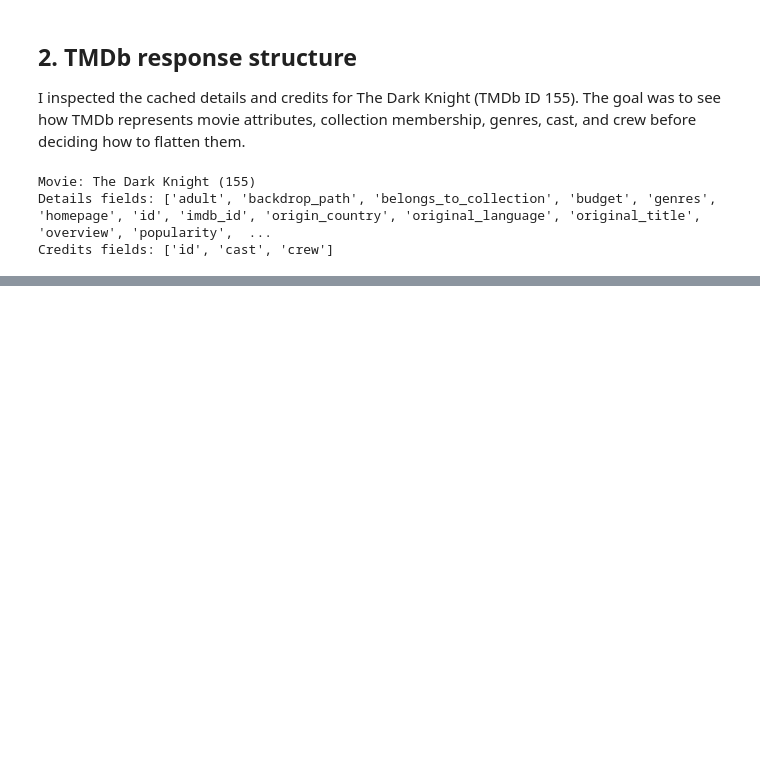
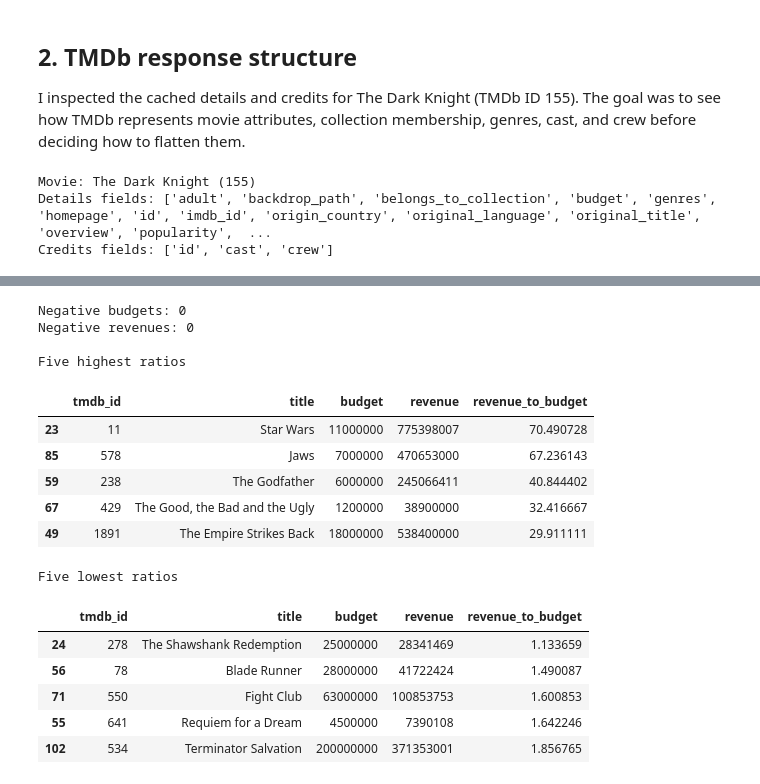
Before and after one commit to paulbletcher/lab2, a Jupyter notebook: data profile/tmdb_data_profile.ipynb, the cells around one changed output, grey strips where cells are left out. Saved outputs shown, nothing was run; the diff lists cells and outputs as text; code cells hidden in the pictures; blank space fills up the shorter version.

Commit message:
compute franchise ratios

```diff
--- a/data profile/tmdb_data_profile.ipynb
+++ b/data profile/tmdb_data_profile.ipynb
@@ -120,0 +246,24 @@ print("Directors:", [person["name"] for person in directors])
+# %%
+budget = pd.to_numeric(movies["budget"], errors="coerce")
+revenue = pd.to_numeric(movies["revenue"], errors="coerce")
+release_date = pd.to_datetime(
+    movies["release_date"], format="%Y-%m-%d", errors="coerce"
+)
+
+checks = pd.DataFrame({
+    "Budget missing or non-numeric": budget.isna(),
+    "Budget is zero": budget.eq(0),
+    "Revenue missing or non-numeric": revenue.isna(),
+    "Revenue is zero": revenue.eq(0),
+    "Release date missing or invalid": release_date.isna(),
+})
+
+display(checks.sum().rename("movies_affected").to_frame())
+
+affected = checks.any(axis=1)
+print(f"Distinct movies affected: {affected.sum()}")
+display(
+    movies.loc[
+        affected, ["tmdb_id", "title", "release_date", "budget", "revenue"]
+    ].join(checks.loc[affected])
+)
@@ -120,0 +286,33 @@ print("Directors:", [person["name"] for person in directors])
+# %%
+print(f"Negative budgets: {budget.lt(0).sum()}")
+print(f"Negative revenues: {revenue.lt(0).sum()}")
+
+positive_amounts = budget.gt(0) & revenue.gt(0)
+ratios = movies.loc[positive_amounts, ["tmdb_id", "title"]].copy()
+ratios["budget"] = budget.loc[positive_amounts]
+ratios["revenue"] = revenue.loc[positive_amounts]
+ratios["revenue_to_budget"] = ratios["revenue"] / ratios["budget"]
+
+print("\nFive highest ratios")
+display(ratios.nlargest(5, "revenue_to_budget"))
+
+print("\nFive lowest ratios")
+display(ratios.nsmallest(5, "revenue_to_budget"))
+# %% [output]
+Negative budgets: 0
+Negative revenues: 0
+
+Five highest ratios
+|  | tmdb_id | title | budget | revenue | revenue_to_budget |
+| 23 | 11 | Star Wars | 11000000 | 775398007 | 70.490728 |
+| 85 | 578 | Jaws | 7000000 | 470653000 | 67.236143 |
+| 59 | 238 | The Godfather | 6000000 | 245066411 | 40.844402 |
+| 67 | 429 | The Good, the Bad and the Ugly | 1200000 | 38900000 | 32.416667 |
+| 49 | 1891 | The Empire Strikes Back | 18000000 | 538400000 | 29.911111 |
+Five lowest ratios
+|  | tmdb_id | title | budget | revenue | revenue_to_budget |
+| 24 | 278 | The Shawshank Redemption | 25000000 | 28341469 | 1.133659 |
+| 56 | 78 | Blade Runner | 28000000 | 41722424 | 1.490087 |
+| 71 | 550 | Fight Club | 63000000 | 100853753 | 1.600853 |
+| 55 | 641 | Requiem for a Dream | 4500000 | 7390108 | 1.642246 |
+| 102 | 534 | Terminator Salvation | 200000000 | 371353001 | 1.856765 |
```
Also changed, not shown: parts of 14 cells of this notebook.
